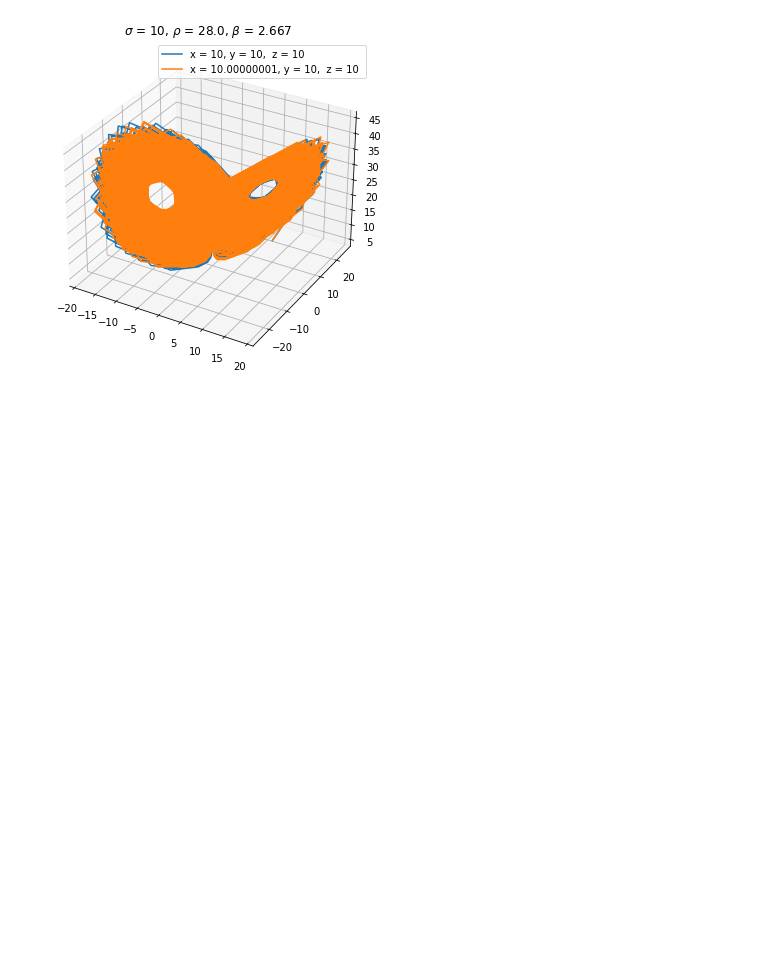
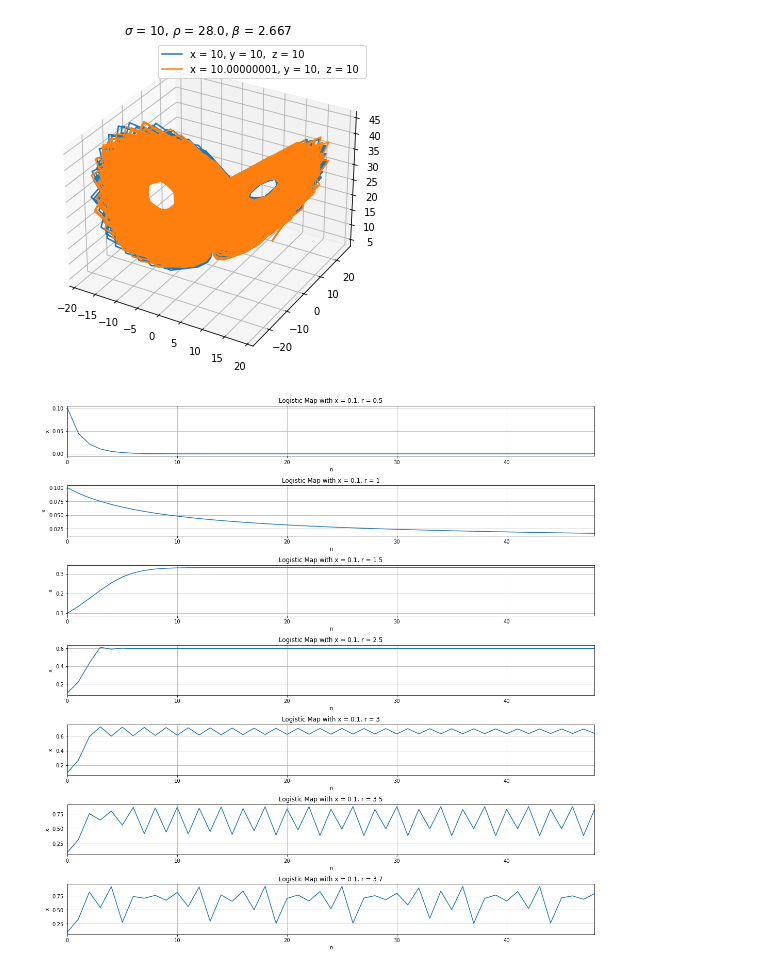
Before and after one commit to ge96rox/MLCMS03, a Jupyter notebook: Task4.ipynb, the cells around one changed output. Cells and saved outputs as stored; diff of their text form; code cells hidden in the pictures; blank space fills up the shorter version.

Commit message:
implement simulation plot for task4

```diff
--- a/Task4.ipynb
+++ b/Task4.ipynb
@@ -30,3 +33,9 @@ for rho_l in rho:
 [figure]
 [figure]
 [figure]
+# %%
+r_values = [0.5,1,1.5,2.5,3,3.5,3.7]
+
+plot_logistic_map_simulation(r_values)
+# %% [output]
+[figure, added]
```
Also changed, not shown: parts of 2 cells of this notebook, 1 other file.
